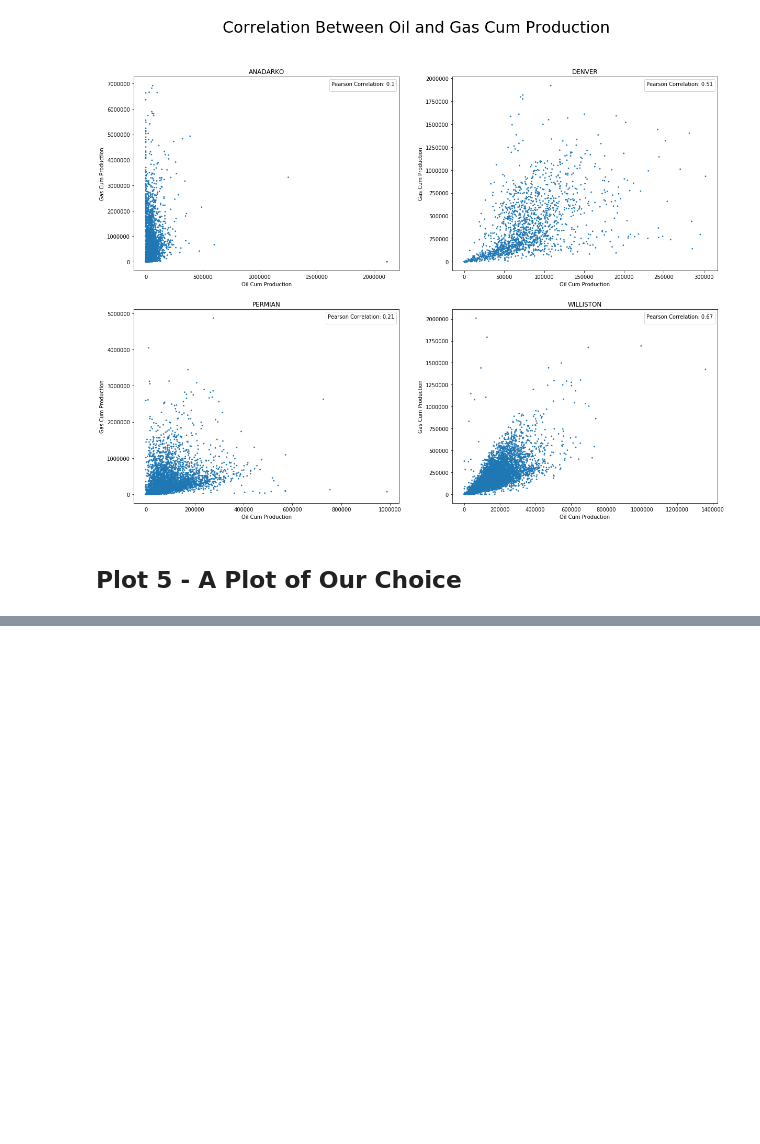
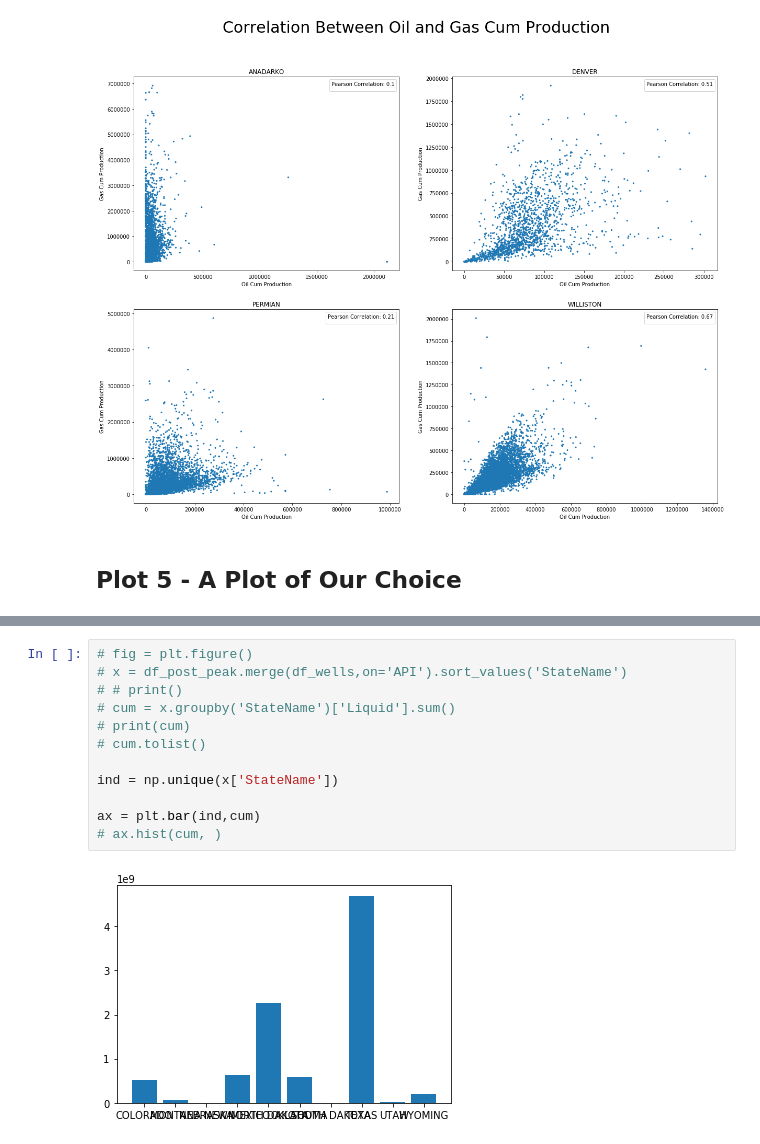
Before and after one commit to mekladious/applied-data-science, a Jupyter notebook: data_stats.ipynb, the cells around one changed output, grey strips where cells are left out. Cells and saved outputs as stored; diff of their text form; blank space fills up the shorter version.

```diff
--- a/data_stats.ipynb
+++ b/data_stats.ipynb
@@ -191,0 +237,14 @@ No handles with labels found to put in legend.
+# %%
+# fig = plt.figure()
+# x = df_post_peak.merge(df_wells,on='API').sort_values('StateName')
+# # print()
+# cum = x.groupby('StateName')['Liquid'].sum()
+# print(cum)
+# cum.tolist()
+
+ind = np.unique(x['StateName'])
+
+ax = plt.bar(ind,cum)
+# ax.hist(cum, )
+# %% [output]
+[figure, added]
```
Also changed, not shown: parts of 8 cells of this notebook.
